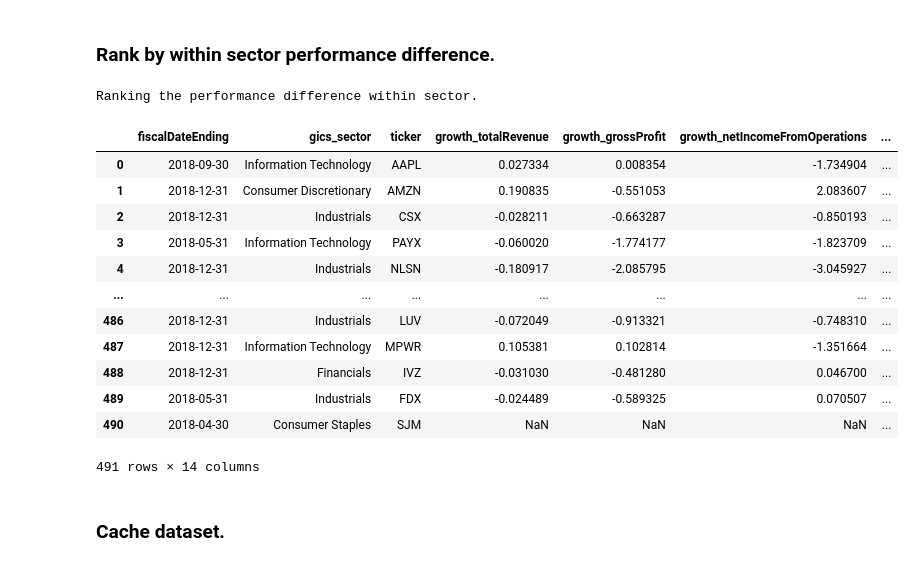
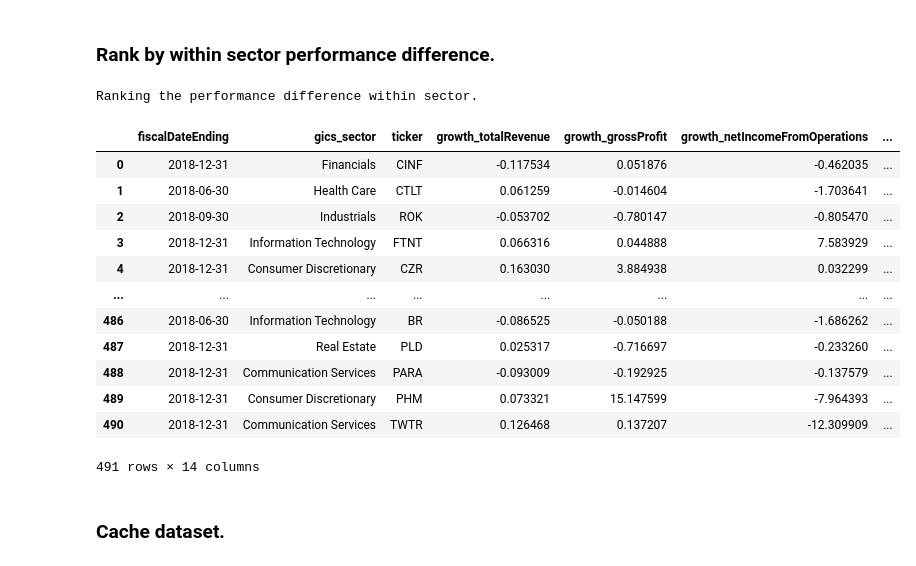
Before and after one commit to lioneltayyd/MADS-CAP, a Jupyter notebook: source/notebooks/get_fundamental.ipynb, the cells around one changed output. Cells and saved outputs as stored; diff of their text form; code cells hidden in the pictures.

```diff
--- a/source/notebooks/get_fundamental.ipynb
+++ b/source/notebooks/get_fundamental.ipynb
@@ -92,9 +94,11 @@ Getting S&P sector info from (Wikipedia).
 # Otherwise, it will append unavailable data to the existing dataset.
 # Take about 30 minutes to complete the entire S&P tickers.
 
-filepath = os.path.join(DIR_DATASET_FUNDAMENTAL, "financial_statement.csv")
-df_finstate = compile_features_each_ticker(get_fundamental_alphav, filepath, ticker_to_collect, load_cache=load_cache)
+filepath = os.path.join(DIR_DATASET_FUNDAMENTAL, "financial_statement_annual.csv")
+df_finstate_ann = compile_features_each_ticker(
+	get_fundamental_alphav, filepath, ticker_to_collect, load_cache=load_cache, **{"annual": True}
+)
 
 # Preview.
-df_finstate
+df_finstate_ann
 # %% [output]
@@ -115,10 +145,10 @@ df_finstate
 ## Compute additional fundamental data.
 # %%
 # Compute change / growth rate, arithmetic, and ratio to create additional fundamental data.
-df_finstate_ext = compute_extra_fundamental(df_finstate)
+df_finstate_ann_ext = compute_extra_fundamental(df_finstate_ann)
 
 # Preview.
-df_finstate_ext
+df_finstate_ann_ext
 # %% [output]
 Compute additional fundamental data.
 |  | ticker | fiscalDateEnding | totalRevenue | researchAndDevelopment | capitalExpenditures | ... |
@@ -176,25 +259,25 @@ Ranking the fundamental quality.
 # %%
 # Rank the performance difference within sector.
 usecols = ["ticker", "fiscalDateEnding", "gics_sector"] + list(FINANCIAL_EVAL_QUALITY.keys())
-df_within_sector_diff = within_sector_diff(df_finstate_ext, df_snp_info, usecols, yearspec=("fiscalDateEnding", 2018), groupcols=["gics_sector"])
+df_within_sector_diff = within_sector_diff(df_finstate_ann_ext, df_snp_info, usecols, yearspec=("fiscalDateEnding", 2018), groupcols=["gics_sector"])
 df_rank_within_sector_diff = rank_within_sector_diff(df_within_sector_diff, groupcols=["gics_sector"])
 
 # Preview.
 df_rank_within_sector_diff
 # %% [output]
 Ranking the performance difference within sector.
 |  | fiscalDateEnding | gics_sector | ticker | growth_totalRevenue | growth_grossProfit | growth_netIncomeFromOperations | ... |
-| 0 | 2018-09-30 | Information Technology | AAPL | 0.027334 | 0.008354 | -1.734904 | ... |
-| 1 | 2018-12-31 | Consumer Discretionary | AMZN | 0.190835 | -0.551053 | 2.083607 | ... |
-| 2 | 2018-12-31 | Industrials | CSX | -0.028211 | -0.663287 | -0.850193 | ... |
-| 3 | 2018-05-31 | Information Technology | PAYX | -0.060020 | -1.774177 | -1.823709 | ... |
-| 4 | 2018-12-31 | Industrials | NLSN | -0.180917 | -2.085795 | -3.045927 | ... |
+| 0 | 2018-12-31 | Financials | CINF | -0.117534 | 0.051876 | -0.462035 | ... |
+| 1 | 2018-06-30 | Health Care | CTLT | 0.061259 | -0.014604 | -1.703641 | ... |
+| 2 | 2018-09-30 | Industrials | ROK | -0.053702 | -0.780147 | -0.805470 | ... |
+| 3 | 2018-12-31 | Information Technology | FTNT | 0.066316 | 0.044888 | 7.583929 | ... |
+| 4 | 2018-12-31 | Consumer Discretionary | CZR | 0.163030 | 3.884938 | 0.032299 | ... |
 | ... | ... | ... | ... | ... | ... | ... | ... |
-| 486 | 2018-12-31 | Industrials | LUV | -0.072049 | -0.913321 | -0.748310 | ... |
-| 487 | 2018-12-31 | Information Technology | MPWR | 0.105381 | 0.102814 | -1.351664 | ... |
-| 488 | 2018-12-31 | Financials | IVZ | -0.031030 | -0.481280 | 0.046700 | ... |
-| 489 | 2018-05-31 | Industrials | FDX | -0.024489 | -0.589325 | 0.070507 | ... |
-| 490 | 2018-04-30 | Consumer Staples | SJM | NaN | NaN | NaN | ... |
+| 486 | 2018-06-30 | Information Technology | BR | -0.086525 | -0.050188 | -1.686262 | ... |
+| 487 | 2018-12-31 | Real Estate | PLD | 0.025317 | -0.716697 | -0.233260 | ... |
+| 488 | 2018-12-31 | Communication Services | PARA | -0.093009 | -0.192925 | -0.137579 | ... |
+| 489 | 2018-12-31 | Consumer Discretionary | PHM | 0.073321 | 15.147599 | -7.964393 | ... |
+| 490 | 2018-12-31 | Communication Services | TWTR | 0.126468 | 0.137207 | -12.309909 | ... |
 491 rows × 14 columns
 # %% [markdown]
 ### Cache dataset.
```
Also changed, not shown: parts of 14 cells of this notebook, 12 other files.
